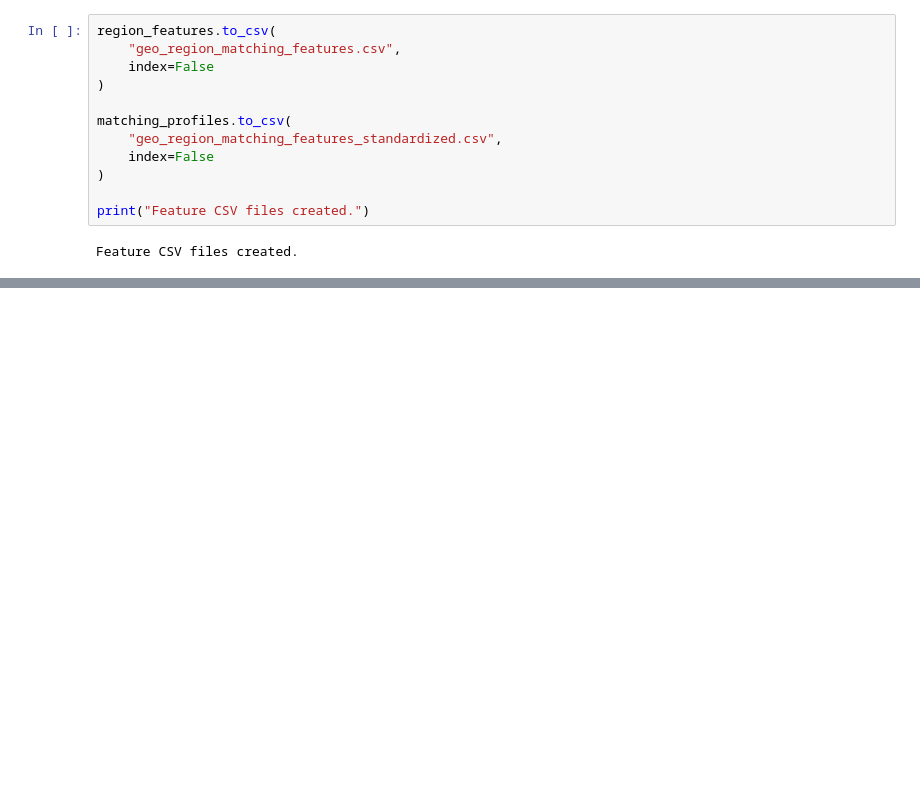
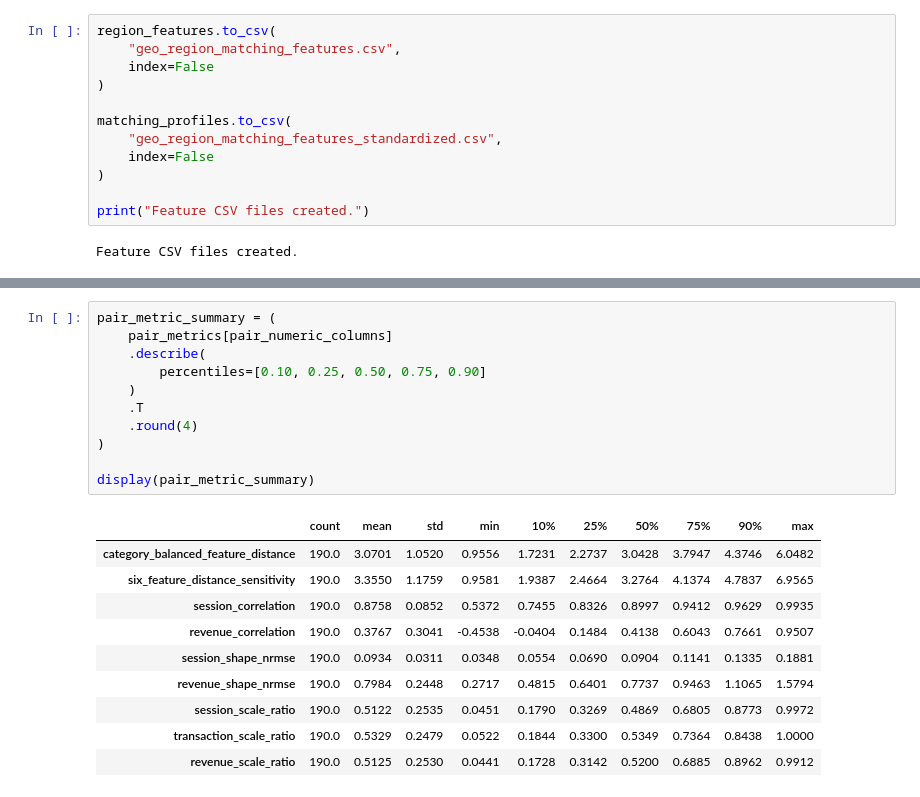
Before and after one commit to miaadnbz/privacy-durable-measurement-360, a Jupyter notebook: notebooks/01_geo_holdout_matching_and_power.ipynb, the cells around one changed output, grey strips where cells are left out. Cells and saved outputs as stored; diff of their text form; blank space fills up the shorter version.

```diff
--- a/notebooks/01_geo_holdout_matching_and_power.ipynb
+++ b/notebooks/01_geo_holdout_matching_and_power.ipynb
@@ -715,0 +1108,22 @@ Feature CSV files created.
+# %%
+pair_metric_summary = (
+    pair_metrics[pair_numeric_columns]
+    .describe(
+        percentiles=[0.10, 0.25, 0.50, 0.75, 0.90]
+    )
+    .T
+    .round(4)
+)
+
+display(pair_metric_summary)
+# %% [output]
+|  | count | mean | std | min | 10% | 25% | 50% | 75% | 90% | max |
+| category_balanced_feature_distance | 190.0 | 3.0701 | 1.0520 | 0.9556 | 1.7231 | 2.2737 | 3.0428 | 3.7947 | 4.3746 | 6.0482 |
+| six_feature_distance_sensitivity | 190.0 | 3.3550 | 1.1759 | 0.9581 | 1.9387 | 2.4664 | 3.2764 | 4.1374 | 4.7837 | 6.9565 |
+| session_correlation | 190.0 | 0.8758 | 0.0852 | 0.5372 | 0.7455 | 0.8326 | 0.8997 | 0.9412 | 0.9629 | 0.9935 |
+| revenue_correlation | 190.0 | 0.3767 | 0.3041 | -0.4538 | -0.0404 | 0.1484 | 0.4138 | 0.6043 | 0.7661 | 0.9507 |
+| session_shape_nrmse | 190.0 | 0.0934 | 0.0311 | 0.0348 | 0.0554 | 0.0690 | 0.0904 | 0.1141 | 0.1335 | 0.1881 |
+| revenue_shape_nrmse | 190.0 | 0.7984 | 0.2448 | 0.2717 | 0.4815 | 0.6401 | 0.7737 | 0.9463 | 1.1065 | 1.5794 |
+| session_scale_ratio | 190.0 | 0.5122 | 0.2535 | 0.0451 | 0.1790 | 0.3269 | 0.4869 | 0.6805 | 0.8773 | 0.9972 |
+| transaction_scale_ratio | 190.0 | 0.5329 | 0.2479 | 0.0522 | 0.1844 | 0.3300 | 0.5349 | 0.7364 | 0.8438 | 1.0000 |
+| revenue_scale_ratio | 190.0 | 0.5125 | 0.2530 | 0.0441 | 0.1728 | 0.3142 | 0.5200 | 0.6885 | 0.8962 | 0.9912 |
```
Also changed, not shown: parts of 8 cells of this notebook.
